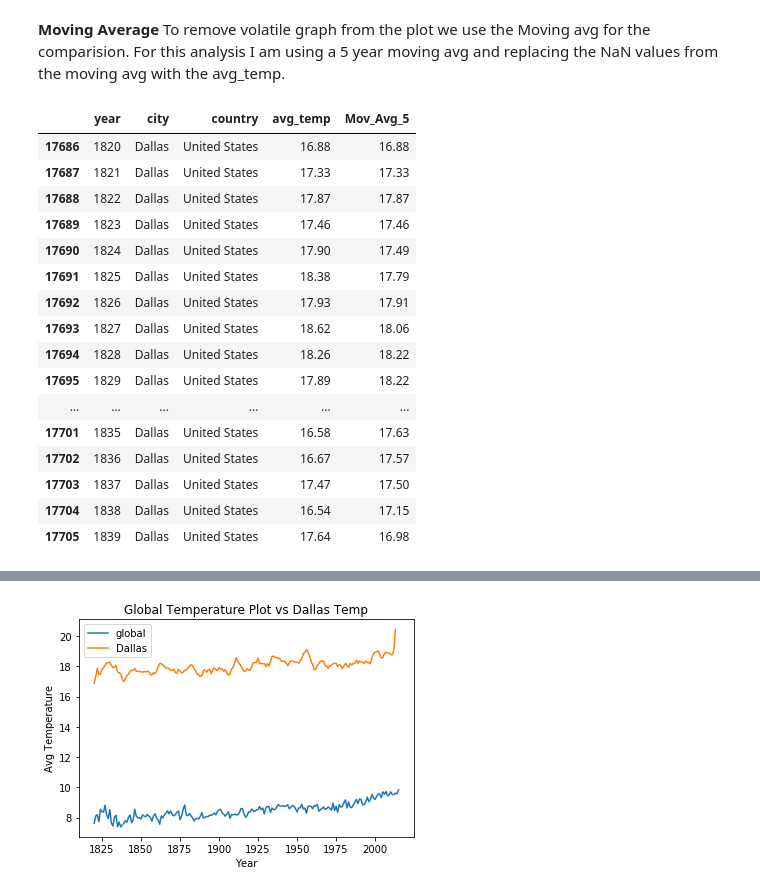
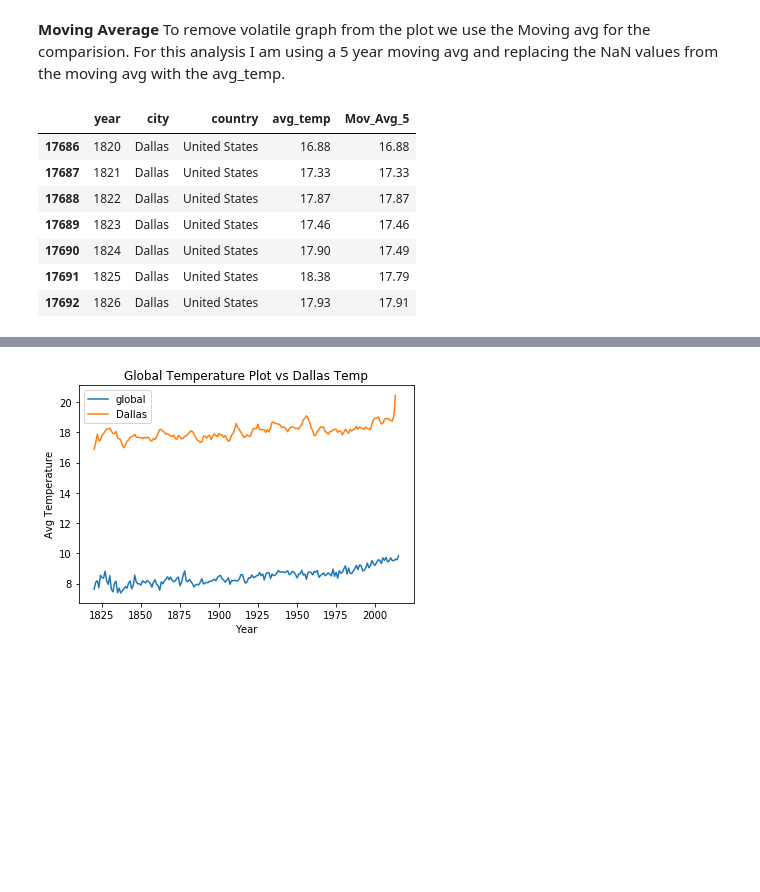
Before and after one commit to NagarjunaThiyyagura/Weather_Data_Analysis, a Jupyter notebook: City_Global_Data_analysis.ipynb, the cells around one changed output, grey strips where cells are left out. Saved outputs shown, nothing was run; the diff lists cells and outputs as text; code cells hidden in the pictures; blank space fills up the shorter version.

```diff
--- a/City_Global_Data_analysis.ipynb
+++ b/City_Global_Data_analysis.ipynb
@@ -67,30 +67,21 @@ To remove volatile graph from the plot we use the Moving avg for the comparision
 # %%
 # Moving avg for global and Dallas data
 for i in range(dallas.shape[0]-5):
     total = 0  # To calculate a sum to get the avg.
     for j in range(5): #find sum of 5 years of avg_temp value to get te moving avg.
         total+= float(dallas.iloc[i+j,3])
     dallas.loc[dallas.index[i+4],'Mov_Avg_5'] = np.round(total/5,2)
 dallas.Mov_Avg_5.fillna(dallas.avg_temp, inplace = True)
-dallas.head(20)
+dallas.head(7)
 # %% [output]
 |  | year | city | country | avg_temp | Mov_Avg_5 |
 | 17686 | 1820 | Dallas | United States | 16.88 | 16.88 |
 | 17687 | 1821 | Dallas | United States | 17.33 | 17.33 |
 | 17688 | 1822 | Dallas | United States | 17.87 | 17.87 |
 | 17689 | 1823 | Dallas | United States | 17.46 | 17.46 |
 | 17690 | 1824 | Dallas | United States | 17.90 | 17.49 |
 | 17691 | 1825 | Dallas | United States | 18.38 | 17.79 |
 | 17692 | 1826 | Dallas | United States | 17.93 | 17.91 |
-| 17693 | 1827 | Dallas | United States | 18.62 | 18.06 |
-| 17694 | 1828 | Dallas | United States | 18.26 | 18.22 |
-| 17695 | 1829 | Dallas | United States | 17.89 | 18.22 |
-| ... | ... | ... | ... | ... | ... |
-| 17701 | 1835 | Dallas | United States | 16.58 | 17.63 |
-| 17702 | 1836 | Dallas | United States | 16.67 | 17.57 |
-| 17703 | 1837 | Dallas | United States | 17.47 | 17.50 |
-| 17704 | 1838 | Dallas | United States | 16.54 | 17.15 |
-| 17705 | 1839 | Dallas | United States | 17.64 | 16.98 |
 # %%
 for i in range(glob_filter.shape[0]-5):
     total = 0  # To calculate a sum to get the avg.
```
Also changed, not shown: parts of 2 cells of this notebook, 3 other files.
